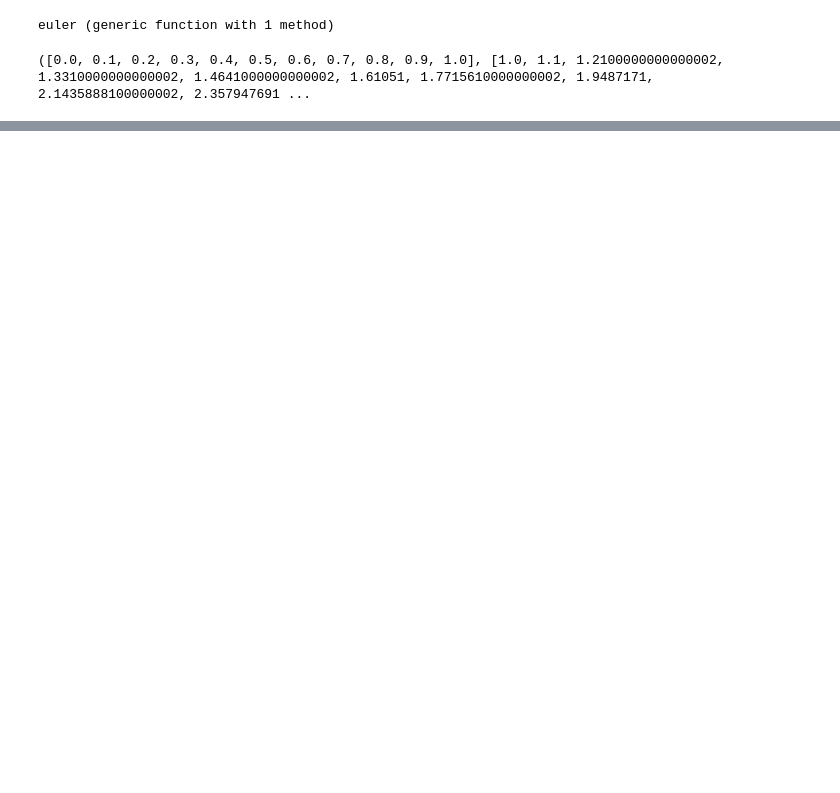
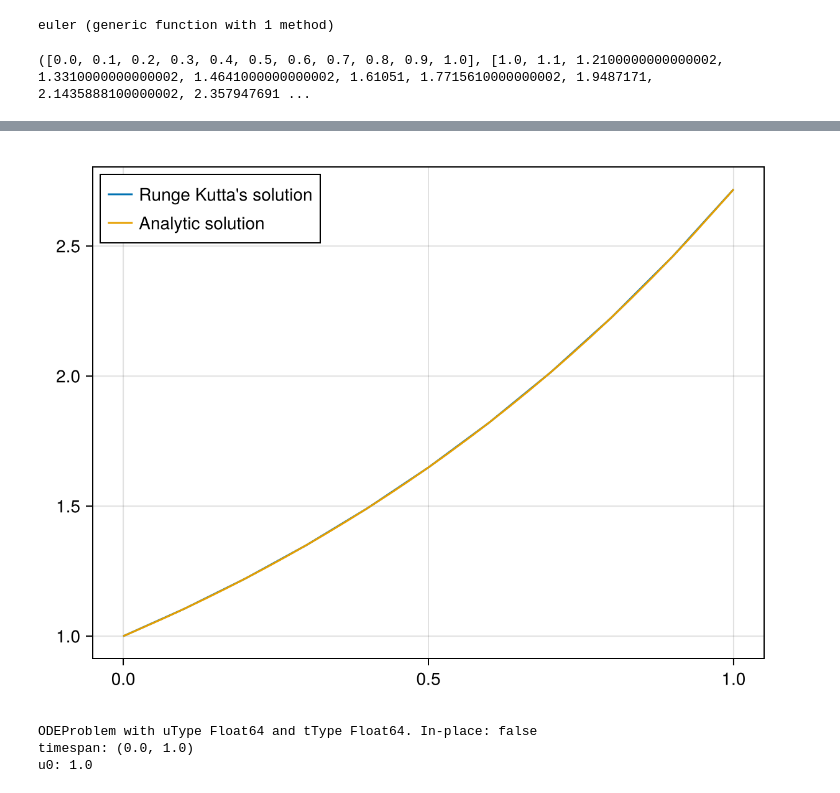
Before and after one commit to pstaabp/sci-comp-book, a Jupyter notebook: julia-output/diff-eqn.ipynb, the cells around one changed output, grey strips where cells are left out. Cells and saved outputs as stored; diff of their text form; code cells hidden in the pictures; blank space fills up the shorter version.

```diff
--- a/julia-output/diff-eqn.ipynb
+++ b/julia-output/diff-eqn.ipynb
@@ -29,0 +58,7 @@ savefig("../assets/plots/diffeqn/euler.png")
+# %%
+fig, ax = lines(t,y,label="Runge Kutta's solution")
+lines!(ax, 0..1, exp,label="Analytic solution")
+axislegend(ax, position = :lt)
+fig
+# %% [output]
+[figure, added]
@@ -29,0 +67,9 @@ savefig("../assets/plots/diffeqn/euler.png")
+# %%
+f(u,p,t) = u
+u0 = 1.0
+tspan = (0.0, 1.0)
+prob = ODEProblem(f, u0, tspan)
+# %% [output]
+ODEProblem with uType Float64 and tType Float64. In-place: false
+timespan: (0.0, 1.0)
+u0: 1.0
```
Also changed, not shown: parts of 34 cells of this notebook, 24 other files.
